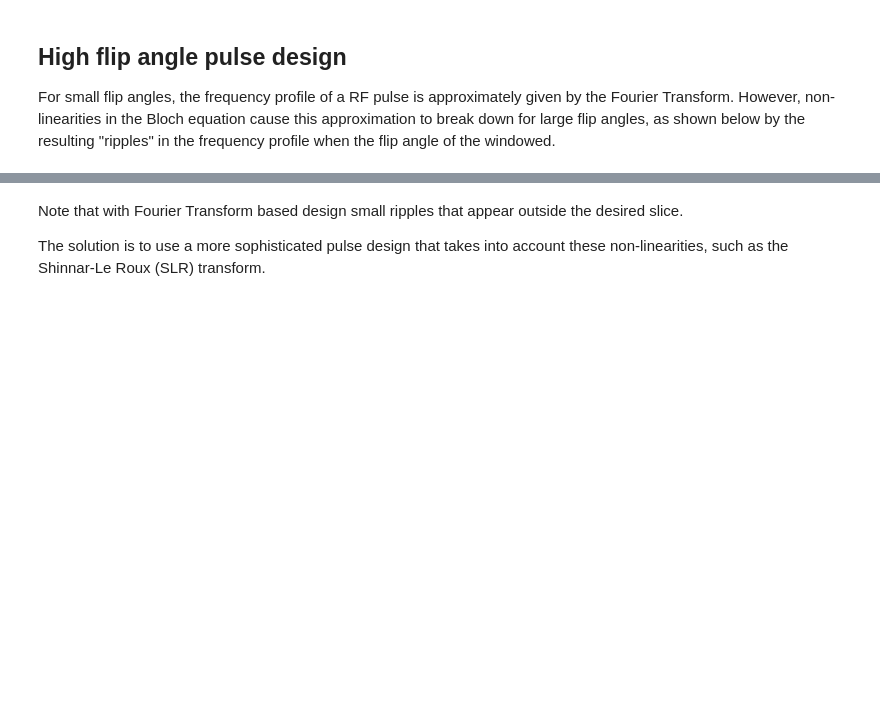
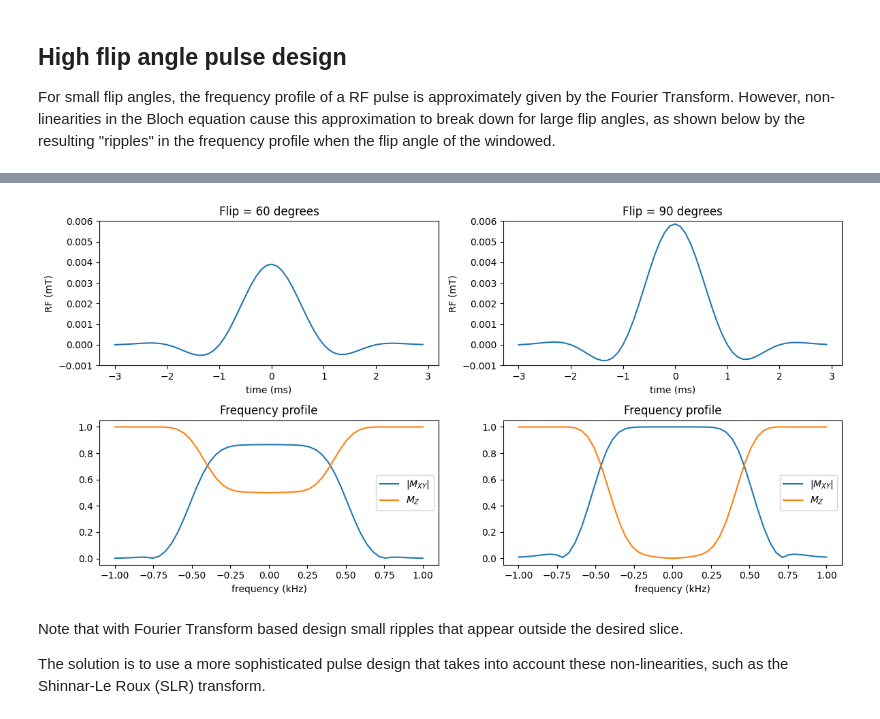
Before and after one commit to LarsonLab/MRI-education-resources, a Jupyter notebook: Notebooks/RF Pulse Design.ipynb, the cells around one changed output, grey strips where cells are left out. Saved outputs shown, nothing was run; the diff lists cells and outputs as text; code cells hidden in the pictures; blank space fills up the shorter version.

```diff
--- a/Notebooks/RF Pulse Design.ipynb
+++ b/Notebooks/RF Pulse Design.ipynb
@@ -305,3 +155,37 @@ xlabel('frequency (kHz)'),legend('|M_{XY}|', 'M_Z')%, ylabel('flip')
+# %%
+# small tip vs large tip (converted from MATLAB)
+fig, axs = plt.subplots(2, 2, figsize=(12, 6))
+
+# common RF shape (windowed sinc)
+RF_shape = np.hamming(N) * np.sinc(t)
+
+for col, flip_angle in enumerate([60, 90]):
+    RF = (flip_angle * np.pi / 180.0) * RF_shape / np.sum(RF_shape) / (2 * np.pi * gammabar * dt)
+
+    M = np.tile(M_equilibrium[:, None], (1, len(df)))
+    for n_idx in range(len(t)):
+        for f_idx in range(len(df)):
+            B_field = [np.real(RF[n_idx]), np.imag(RF[n_idx]), df[f_idx] / gammabar]
+            M[:, f_idx] = bloch_rotate(M[:, f_idx], dt, B_field)
+
+    # top row: pulse in time
+    axs[0, col].plot(t, RF)
+    axs[0, col].set_xlabel('time (ms)')
+    axs[0, col].set_ylim(-0.001, 0.006)
+    axs[0, col].set_ylabel('RF (mT)')
+    axs[0, col].set_title(f'Flip = {flip_angle} degrees')
+
+    # bottom row: frequency profile
+    axs[1, col].plot(df, np.sqrt(M[0, :]**2 + M[1, :]**2), label=r'$|M_{XY}|$')
+    axs[1, col].plot(df, M[2, :], label=r'$M_{Z}$')
+    axs[1, col].set_xlabel('frequency (kHz)')
+    axs[1, col].set_title('Frequency profile')
+    axs[1, col].legend()
+
+fig.tight_layout()
+plt.show()
+# %% [output]
+[figure, added]
 # %% [markdown]
 Note that with Fourier Transform based design small ripples that appear outside the desired slice.
 
```
Also changed, not shown: parts of 11 cells of this notebook, 5 other files.
